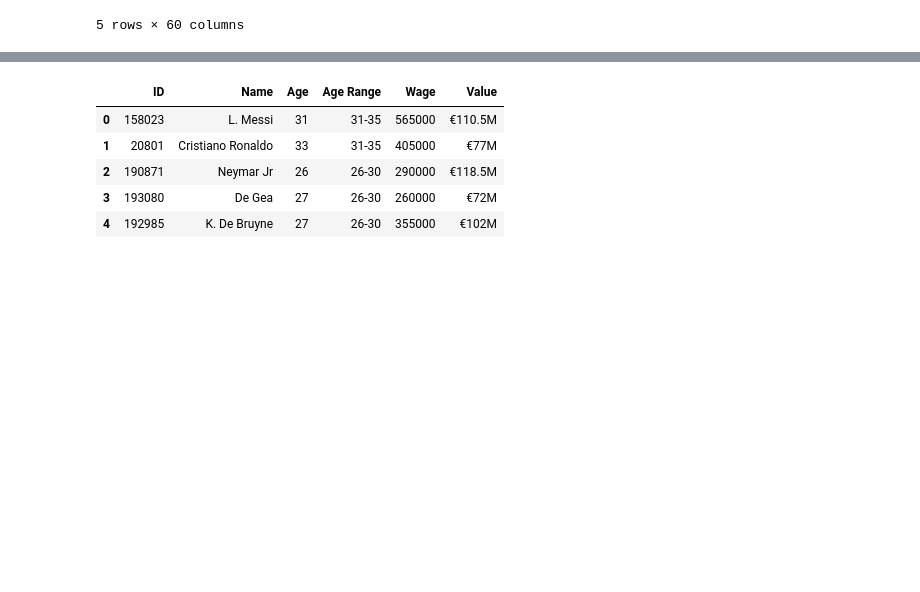
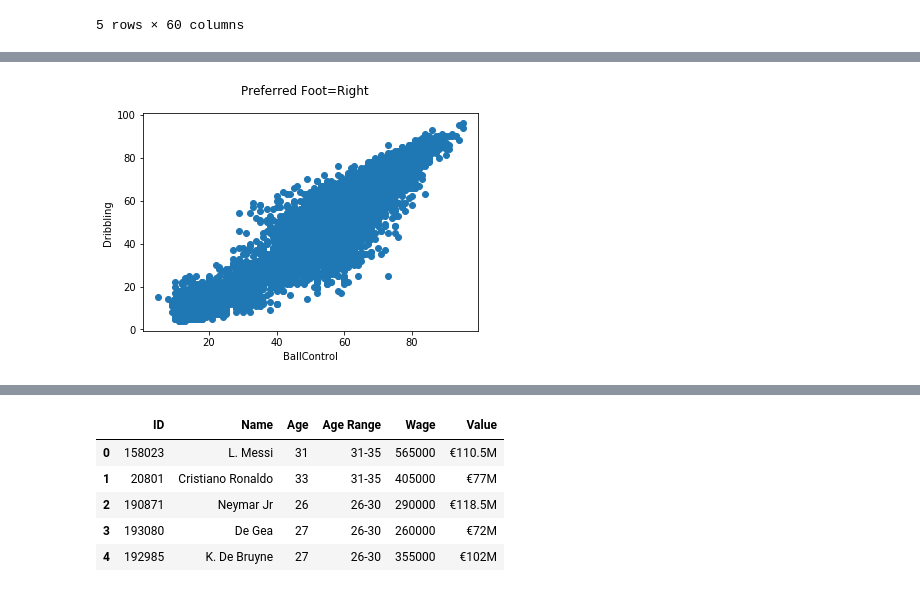
Before and after one commit to selvi-sr/BC-United, a Jupyter notebook: fifa2019_Reza.ipynb, the cells around one changed output, grey strips where cells are left out. Saved outputs shown, nothing was run; the diff lists cells and outputs as text; code cells hidden in the pictures; blank space fills up the shorter version.

```diff
--- a/fifa2019_Reza.ipynb
+++ b/fifa2019_Reza.ipynb
@@ -41,3 +43,12 @@ new_df.head()
+# %%
+fig, ax=plt.subplots()
+fig.suptitle("Preferred Foot=Right")
+ax.scatter(right_pd["BallControl"], right_pd["Dribbling"], marker="o")
+ax.set_xlabel("BallControl")
+ax.set_ylabel("Dribbling")
+plt.savefig("Right_foot.png")
+# %% [output]
+[figure, added]
 # %%
 # changing Wage to int
 wage_value=[]
```
Also changed, not shown: parts of 15 cells of this notebook, 1 other file.
